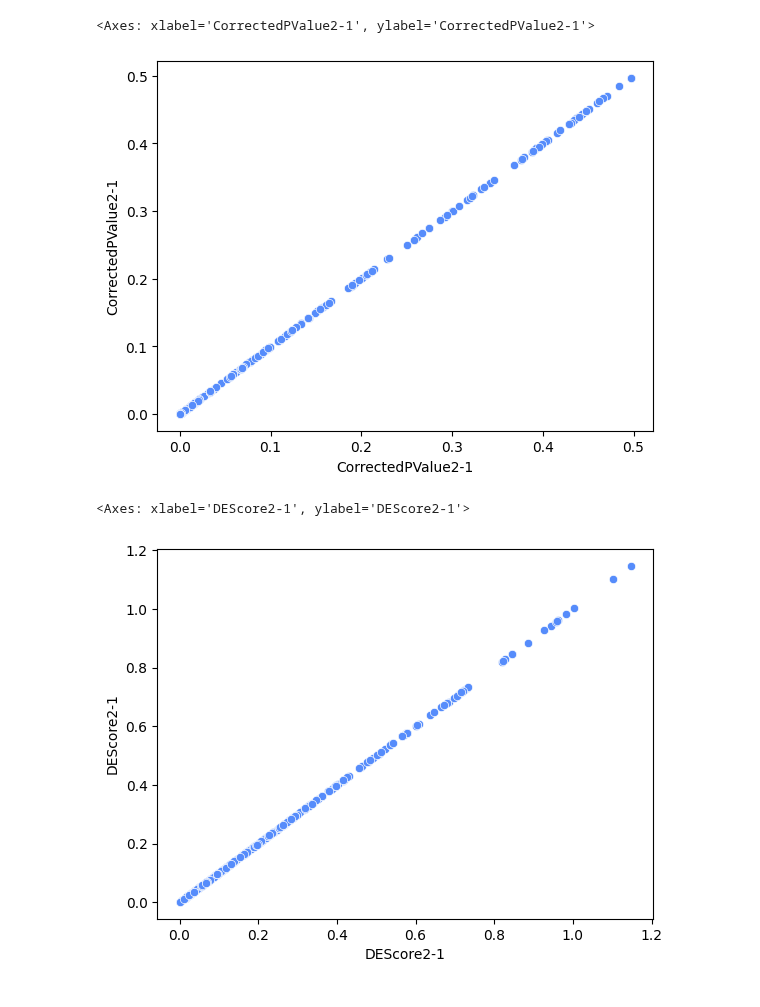
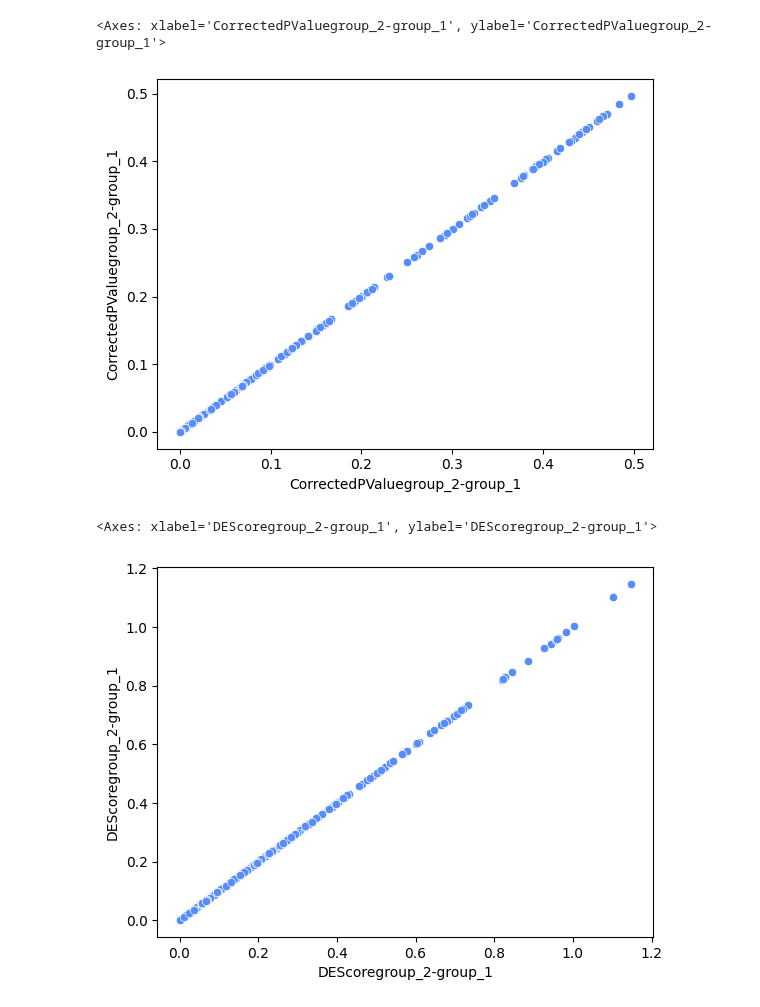
Before and after one commit to InfectionMedicineProteomics/DPKS, a Jupyter notebook: notebooks/differential_expression_fast_test_with_na.ipynb, the cells around one changed output. Saved outputs shown, nothing was run; the diff lists cells and outputs as text; code cells hidden in the pictures.

```diff
--- a/notebooks/differential_expression_fast_test_with_na.ipynb
+++ b/notebooks/differential_expression_fast_test_with_na.ipynb
@@ -11,3 +11,5 @@ design_matrix = pd.read_csv(
 )
 # %%
 design_matrix['group'] = design_matrix['group'].astype(str)
+design_matrix['group'] = "group_" + design_matrix['group']
+design_matrix['group'].value_counts()
@@ -14,6 +21,6 @@ design_matrix['group'] = design_matrix['group'].astype(str)
 # %%
 design_matrix = design_matrix.sort_values('group').reset_index(drop=True)
-design_matrix.loc[150:, 'group'] = 3
+design_matrix.loc[150:, 'group'] = "group_3"
 design_matrix['group'].value_counts()
 # %% [output]
 group
@@ -35,12 +42,12 @@ group_a = qm.get_samples(1)
 # %%
 fast_qm = qm.copy().compare(
     method="fast_ols",
-    comparison=("2", "1")
+    comparison=("group_2", "group_1")
 )
 # %%
 linregress_qm = qm.copy().compare(
     method="linregress",
-    comparison=("2", "1")
+    comparison=("group_2", "group_1")
 )
 # %%
 sns.scatterplot(
@@ -104,17 +111,17 @@ linregress_qm.row_annotations
 318 rows × 12 columns
 # %%
 sns.scatterplot(
-    x=linregress_qm.row_annotations['CorrectedPValue2-1'],
-    y=fast_qm.row_annotations['CorrectedPValue2-1']
+    x=linregress_qm.row_annotations['CorrectedPValuegroup_2-group_1'],
+    y=fast_qm.row_annotations['CorrectedPValuegroup_2-group_1']
 )
 # %% [output]
-<Axes: xlabel='CorrectedPValue2-1', ylabel='CorrectedPValue2-1'>
+<Axes: xlabel='CorrectedPValuegroup_2-group_1', ylabel='CorrectedPValuegroup_2-group_1'>
-[figure, old version]
+[figure, new version]
 # %%
 sns.scatterplot(
-    x=linregress_qm.row_annotations['DEScore2-1'],
-    y=fast_qm.row_annotations['DEScore2-1']
+    x=linregress_qm.row_annotations['DEScoregroup_2-group_1'],
+    y=fast_qm.row_annotations['DEScoregroup_2-group_1']
 )
 # %% [output]
-<Axes: xlabel='DEScore2-1', ylabel='DEScore2-1'>
+<Axes: xlabel='DEScoregroup_2-group_1', ylabel='DEScoregroup_2-group_1'>
-[figure, old version]
+[figure, new version]
```
Also changed, not shown: parts of 7 cells of this notebook.
